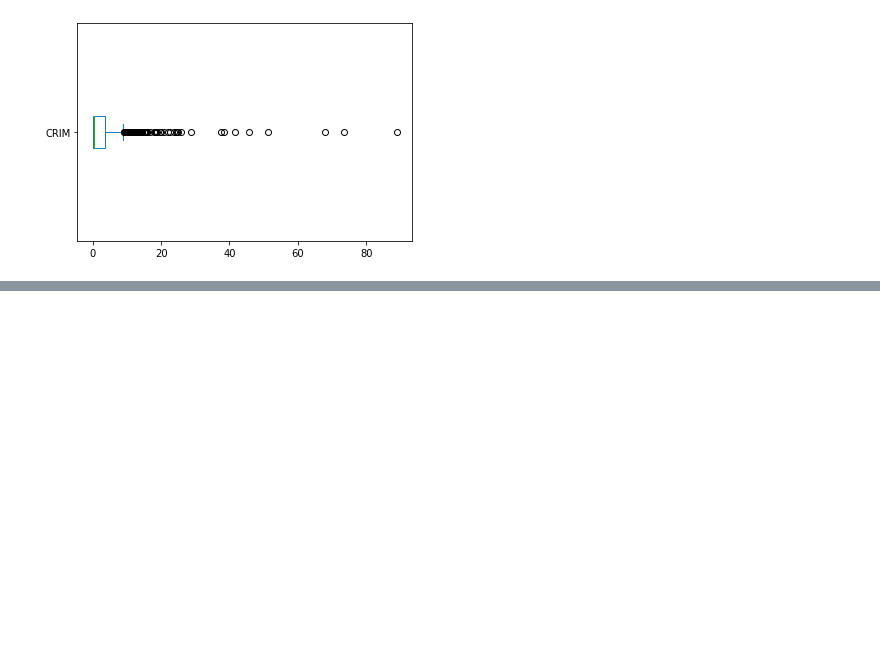
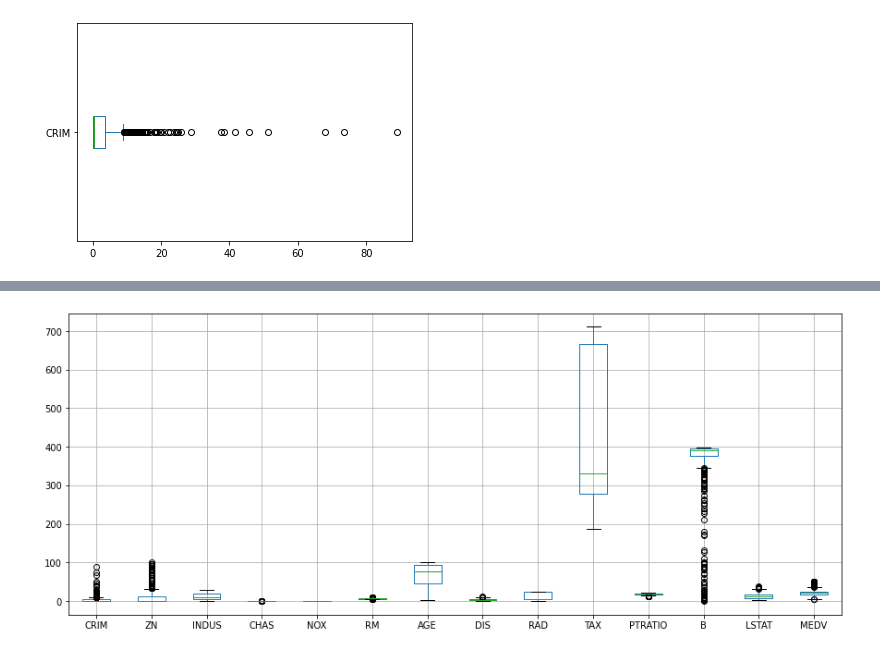
Before and after one commit to Ubaid-Ur-RehmanJ/kaggle-projects, a Jupyter notebook: boston-housing-prices.ipynb, the cells around one changed output, grey strips where cells are left out. Saved outputs shown, nothing was run; the diff lists cells and outputs as text; code cells hidden in the pictures; blank space fills up the shorter version.

```diff
--- a/boston-housing-prices.ipynb
+++ b/boston-housing-prices.ipynb
@@ -165,0 +180,6 @@ df["CRIM"].plot(kind="box", vert=False)
+# %%
+fig, ax = plt.subplots(figsize = (15,6))
+df.boxplot(ax=ax)
+plt.show()
+# %% [output]
+[figure, added]
```
Also changed, not shown: parts of 32 cells of this notebook.
